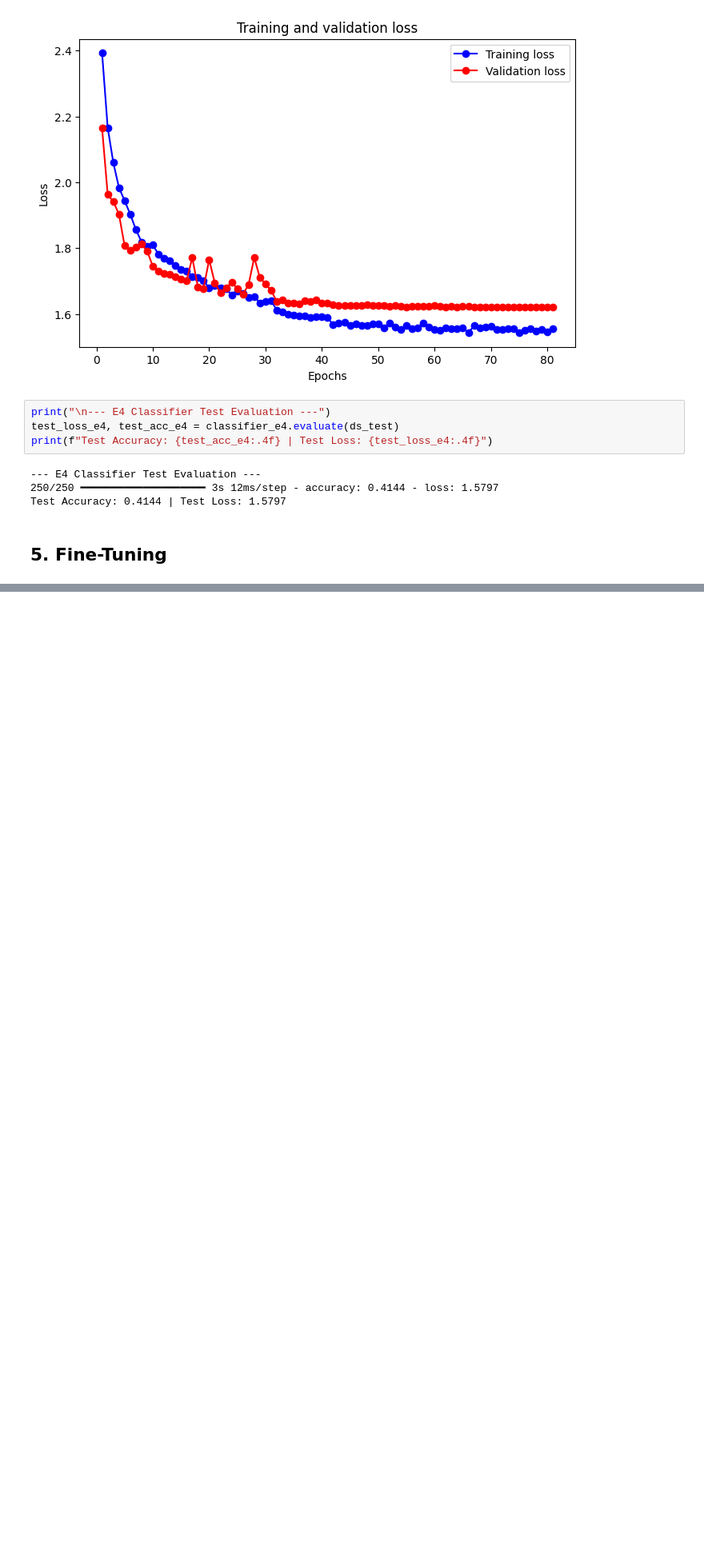
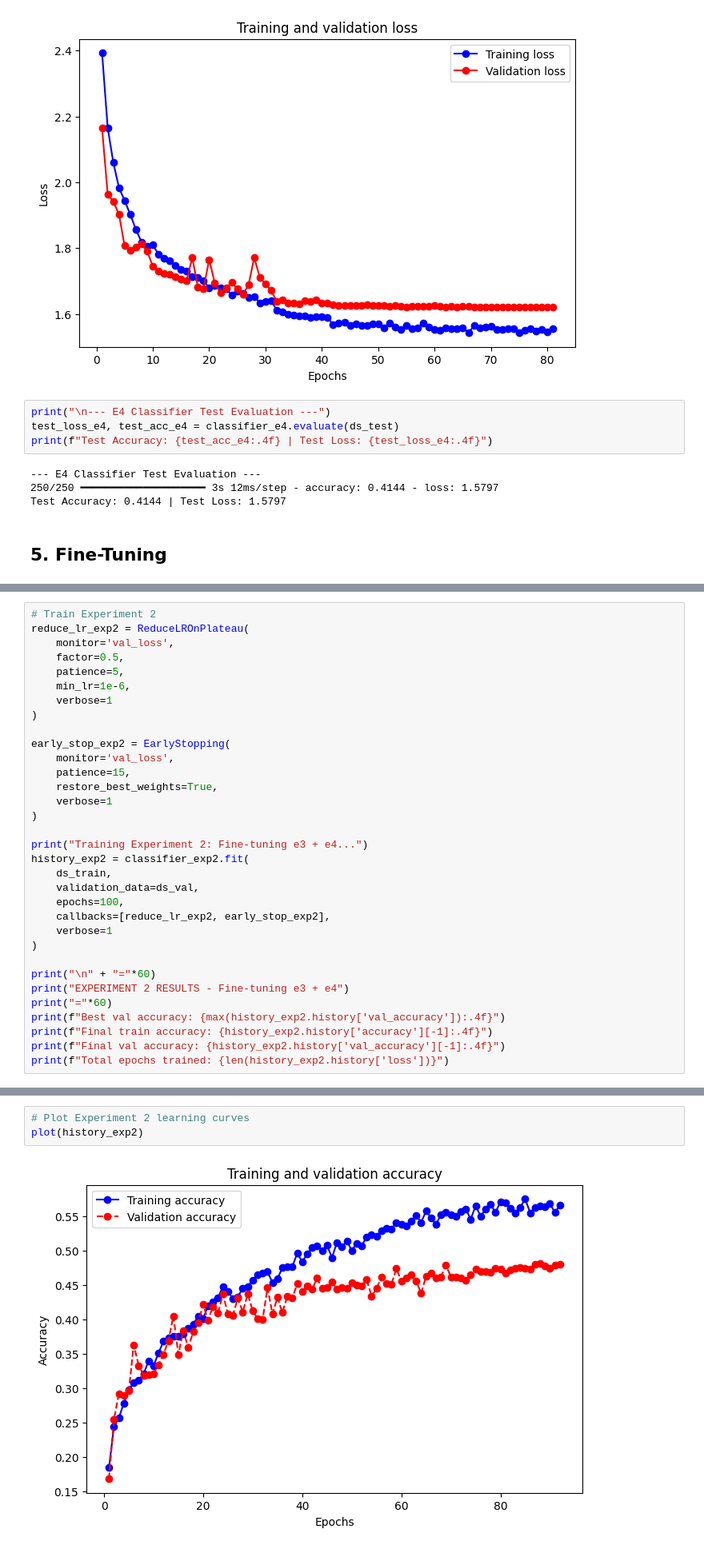
Before and after one commit to david-fm/dl-p3-latent-space, a Jupyter notebook: lab.ipynb, the cells around one changed output, grey strips where cells are left out. Shown at 80% size. Drawn from its saved outputs; the diff is of its cells as text; blank space fills up the shorter version.

```diff
--- a/lab.ipynb
+++ b/lab.ipynb
@@ -689,0 +920,33 @@ Test Accuracy: 0.4144 | Test Loss: 1.5797
+# %%
+# Train Experiment 2
+reduce_lr_exp2 = ReduceLROnPlateau(
+    monitor='val_loss',
+    factor=0.5,
+    patience=5,
+    min_lr=1e-6,
+    verbose=1
+)
+
+early_stop_exp2 = EarlyStopping(
+    monitor='val_loss',
+    patience=15,
+    restore_best_weights=True,
+    verbose=1
+)
+
+print("Training Experiment 2: Fine-tuning e3 + e4...")
+history_exp2 = classifier_exp2.fit(
+    ds_train,
+    validation_data=ds_val,
+    epochs=100,
+    callbacks=[reduce_lr_exp2, early_stop_exp2],
+    verbose=1
+)
+
+print("\n" + "="*60)
+print("EXPERIMENT 2 RESULTS - Fine-tuning e3 + e4")
+print("="*60)
+print(f"Best val accuracy: {max(history_exp2.history['val_accuracy']):.4f}")
+print(f"Final train accuracy: {history_exp2.history['accuracy'][-1]:.4f}")
+print(f"Final val accuracy: {history_exp2.history['val_accuracy'][-1]:.4f}")
+print(f"Total epochs trained: {len(history_exp2.history['loss'])}")
@@ -689,0 +971,5 @@ Test Accuracy: 0.4144 | Test Loss: 1.5797
+# %%
+# Plot Experiment 2 learning curves
+plot(history_exp2)
+# %% [output]
+[figure, added]
```
Also changed, not shown: parts of 18 cells of this notebook.
